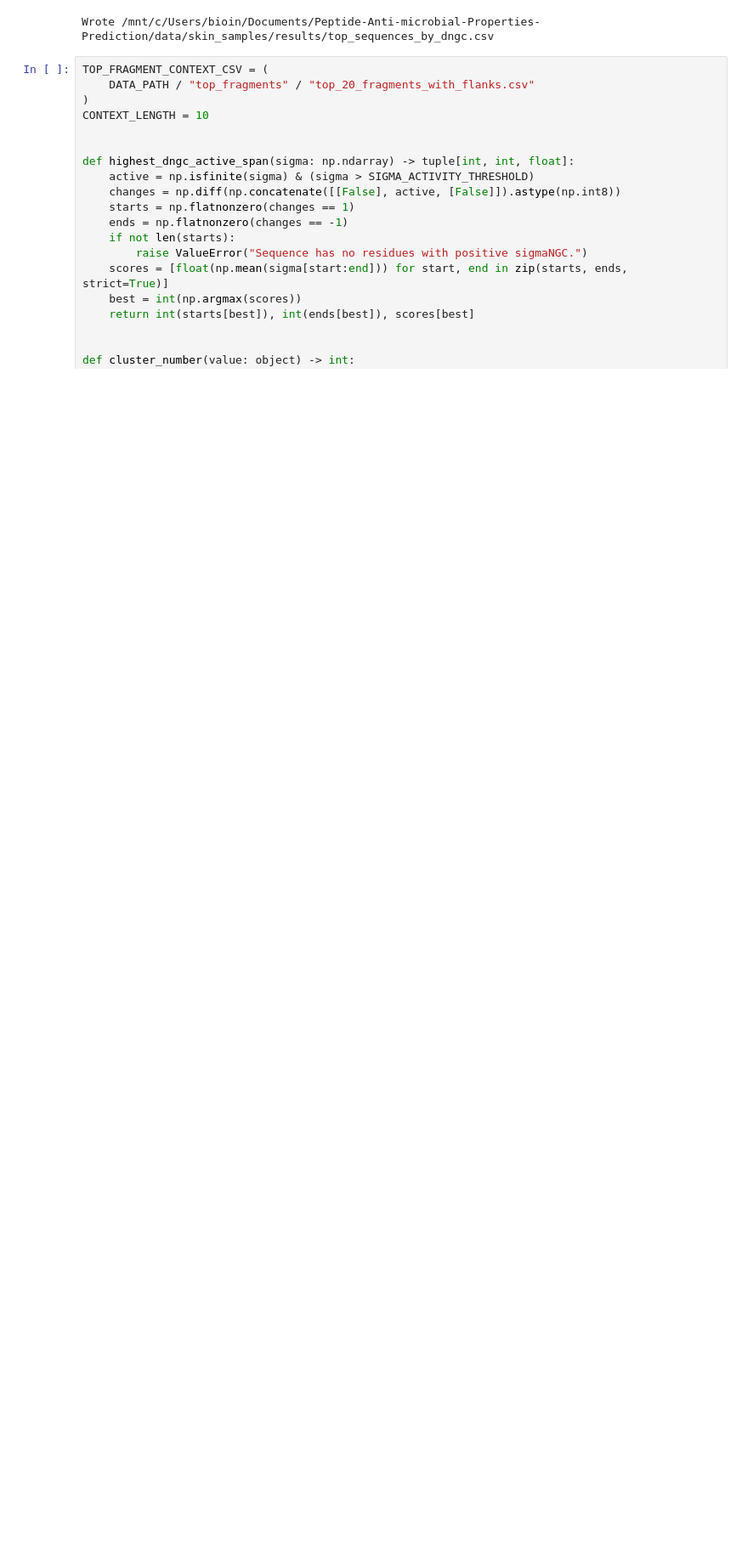
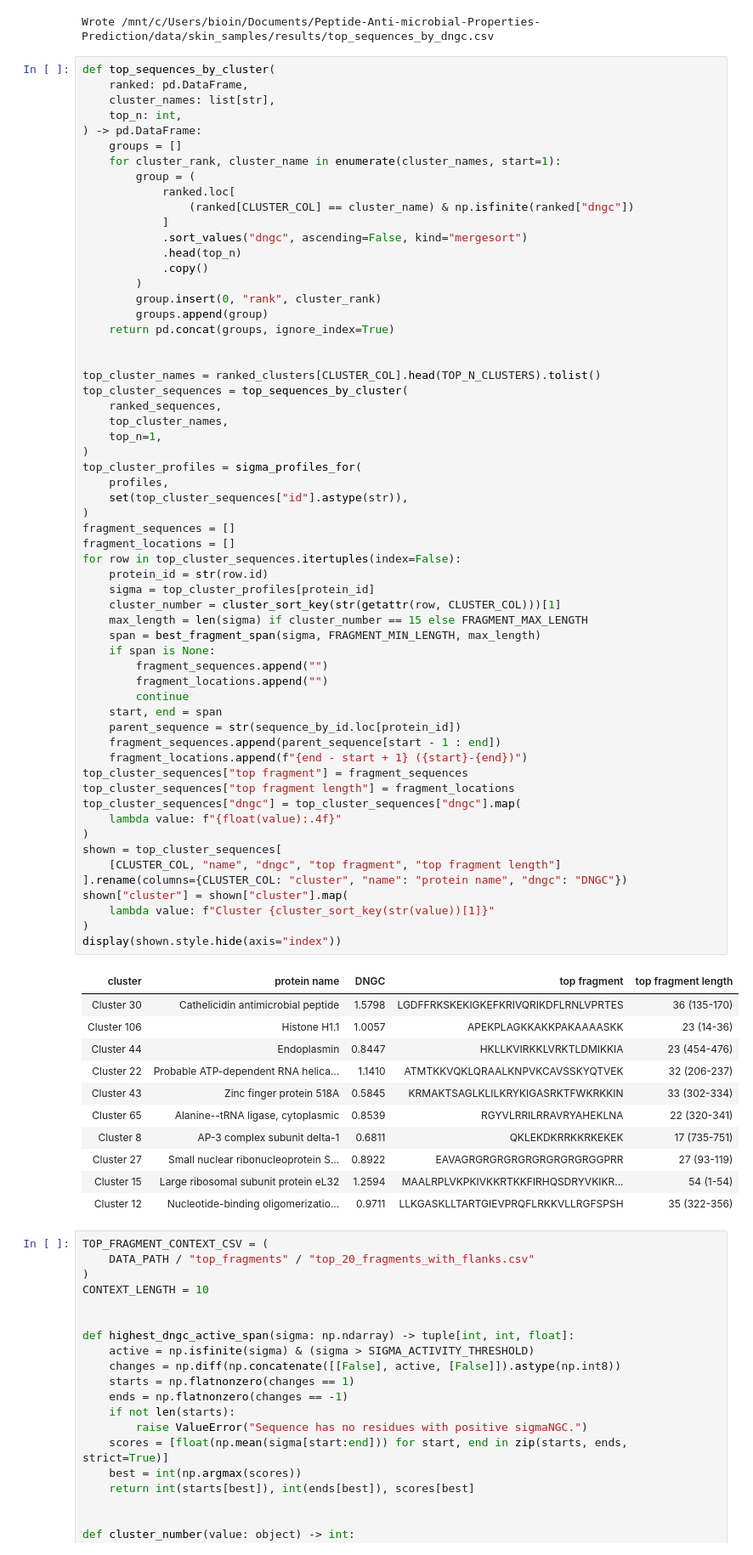
Before and after one commit to KYinXu/Peptide-Anti-microbial-Properties-Prediction, a Jupyter notebook: notebooks/skin_clusters/top_sequence_selection.ipynb, the cells around one changed output. Shown at 85% size. Saved outputs shown, nothing was run; the diff lists cells and outputs as text; blank space fills up the shorter version.

```diff
--- a/notebooks/skin_clusters/top_sequence_selection.ipynb
+++ b/notebooks/skin_clusters/top_sequence_selection.ipynb
@@ -594,6 +594,77 @@ Top-window sigma available for all 20 sequences
 | 19 | Histone H1.4 | Cluster 66: Erythroid cells - Ery... | 1.1054 | KTPVKKKARKSAGAAKRKA | 16 | 3.3344 |
 | 20 | Stanniocalcin-2 | Cluster 32: Endothelial cells - A... | 1.1040 | AQGKSFIKDALKCKAHALRHRFGCISRKCPAIREMV | 19 | 3.3495 |
 Wrote /mnt/c/Users/bioin/Documents/Peptide-Anti-microbial-Properties-Prediction/data/skin_samples/results/top_sequences_by_dngc.csv
+# %%
+def top_sequences_by_cluster(
+    ranked: pd.DataFrame,
+    cluster_names: list[str],
+    top_n: int,
+) -> pd.DataFrame:
+    groups = []
+    for cluster_rank, cluster_name in enumerate(cluster_names, start=1):
+        group = (
+            ranked.loc[
+                (ranked[CLUSTER_COL] == cluster_name) & np.isfinite(ranked["dngc"])
+            ]
+            .sort_values("dngc", ascending=False, kind="mergesort")
+            .head(top_n)
+            .copy()
+        )
+        group.insert(0, "rank", cluster_rank)
+        groups.append(group)
+    return pd.concat(groups, ignore_index=True)
+
+
+top_cluster_names = ranked_clusters[CLUSTER_COL].head(TOP_N_CLUSTERS).tolist()
+top_cluster_sequences = top_sequences_by_cluster(
+    ranked_sequences,
+    top_cluster_names,
+    top_n=1,
+)
+top_cluster_profiles = sigma_profiles_for(
+    profiles,
+    set(top_cluster_sequences["id"].astype(str)),
+)
+fragment_sequences = []
+fragment_locations = []
+for row in top_cluster_sequences.itertuples(index=False):
+    protein_id = str(row.id)
+    sigma = top_cluster_profiles[protein_id]
+    cluster_number = cluster_sort_key(str(getattr(row, CLUSTER_COL)))[1]
+    max_length = len(sigma) if cluster_number == 15 else FRAGMENT_MAX_LENGTH
+    span = best_fragment_span(sigma, FRAGMENT_MIN_LENGTH, max_length)
+    if span is None:
+        fragment_sequences.append("")
+        fragment_locations.append("")
+        continue
+    start, end = span
+    parent_sequence = str(sequence_by_id.loc[protein_id])
+    fragment_sequences.append(parent_sequence[start - 1 : end])
+    fragment_locations.append(f"{end - start + 1} ({start}-{end})")
+top_cluster_sequences["top fragment"] = fragment_sequences
+top_cluster_sequences["top fragment length"] = fragment_locations
+top_cluster_sequences["dngc"] = top_cluster_sequences["dngc"].map(
+    lambda value: f"{float(value):.4f}"
+)
+shown = top_cluster_sequences[
+    [CLUSTER_COL, "name", "dngc", "top fragment", "top fragment length"]
+].rename(columns={CLUSTER_COL: "cluster", "name": "protein name", "dngc": "DNGC"})
+shown["cluster"] = shown["cluster"].map(
+    lambda value: f"Cluster {cluster_sort_key(str(value))[1]}"
+)
+display(shown.style.hide(axis="index"))
+# %% [output]
+| cluster | protein name | DNGC | top fragment | top fragment length |
+| Cluster 30 | Cathelicidin antimicrobial peptide | 1.5798 | LGDFFRKSKEKIGKEFKRIVQRIKDFLRNLVPRTES | 36 (135-170) |
+| Cluster 106 | Histone H1.1 | 1.0057 | APEKPLAGKKAKKPAKAAAASKK | 23 (14-36) |
+| Cluster 44 | Endoplasmin | 0.8447 | HKLLKVIRKKLVRKTLDMIKKIA | 23 (454-476) |
+| Cluster 22 | Probable ATP-dependent RNA helica... | 1.1410 | ATMTKKVQKLQRAALKNPVKCAVSSKYQTVEK | 32 (206-237) |
+| Cluster 43 | Zinc finger protein 518A | 0.5845 | KRMAKTSAGLKLILKRYKIGASRKTFWKRKKIN | 33 (302-334) |
+| Cluster 65 | Alanine--tRNA ligase, cytoplasmic | 0.8539 | RGYVLRRILRRAVRYAHEKLNA | 22 (320-341) |
+| Cluster 8 | AP-3 complex subunit delta-1 | 0.6811 | QKLEKDKRRKKRKEKEK | 17 (735-751) |
+| Cluster 27 | Small nuclear ribonucleoprotein S... | 0.8922 | EAVAGRGRGRGRGRGRGRGRGRGGPRR | 27 (93-119) |
+| Cluster 15 | Large ribosomal subunit protein eL32 | 1.2594 | MAALRPLVKPKIVKKRTKKFIRHQSDRYVKIKR... | 54 (1-54) |
+| Cluster 12 | Nucleotide-binding oligomerizatio... | 0.9711 | LLKGASKLLTARTGIEVPRQFLRKKVLLRGFSPSH | 35 (322-356) |
 # %%
 TOP_FRAGMENT_CONTEXT_CSV = (
     DATA_PATH / "top_fragments" / "top_20_fragments_with_flanks.csv"
```
Also changed, not shown: 10 other files.
